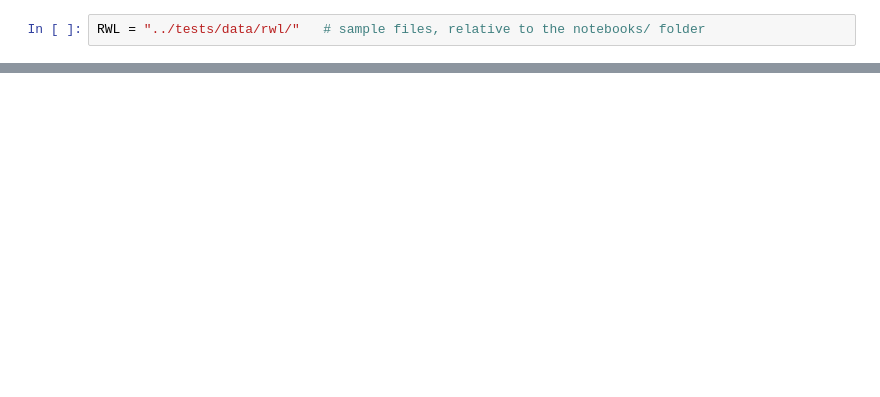
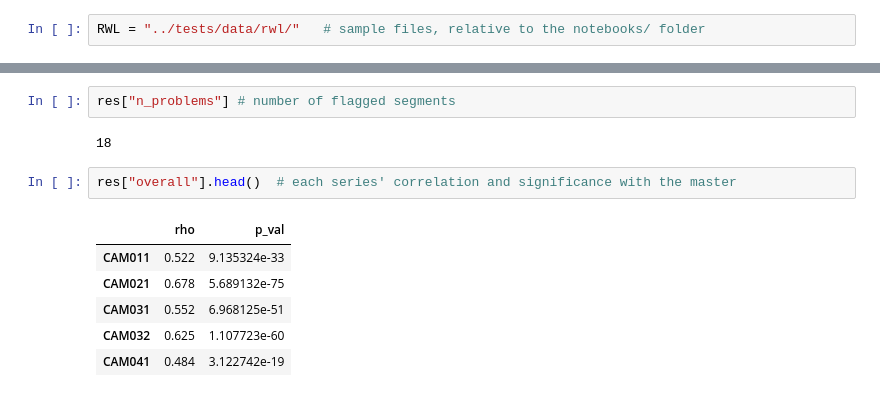
Before and after one commit to OpenDendro/dplPy, a Jupyter notebook: notebooks/crossdating_demonstration.ipynb, the cells around one changed output, grey strips where cells are left out. Cells and saved outputs as stored; diff of their text form; blank space fills up the shorter version.

```diff
--- a/notebooks/crossdating_demonstration.ipynb
+++ b/notebooks/crossdating_demonstration.ipynb
@@ -267,0 +135,13 @@ COFECHA-style output, reproduced with dplPy 0.6.0 preset="COFECHA" on 11Sep26
+# %%
+res["n_problems"] # number of flagged segments
+# %% [output]
+18
+# %%
+res["overall"].head()  # each series' correlation and significance with the master
+# %% [output]
+|  | rho | p_val |
+| CAM011 | 0.522 | 9.135324e-33 |
+| CAM021 | 0.678 | 5.689132e-75 |
+| CAM031 | 0.552 | 6.968125e-51 |
+| CAM032 | 0.625 | 1.107723e-60 |
+| CAM041 | 0.484 | 3.122742e-19 |
```
Also changed, not shown: parts of 66 cells of this notebook.
